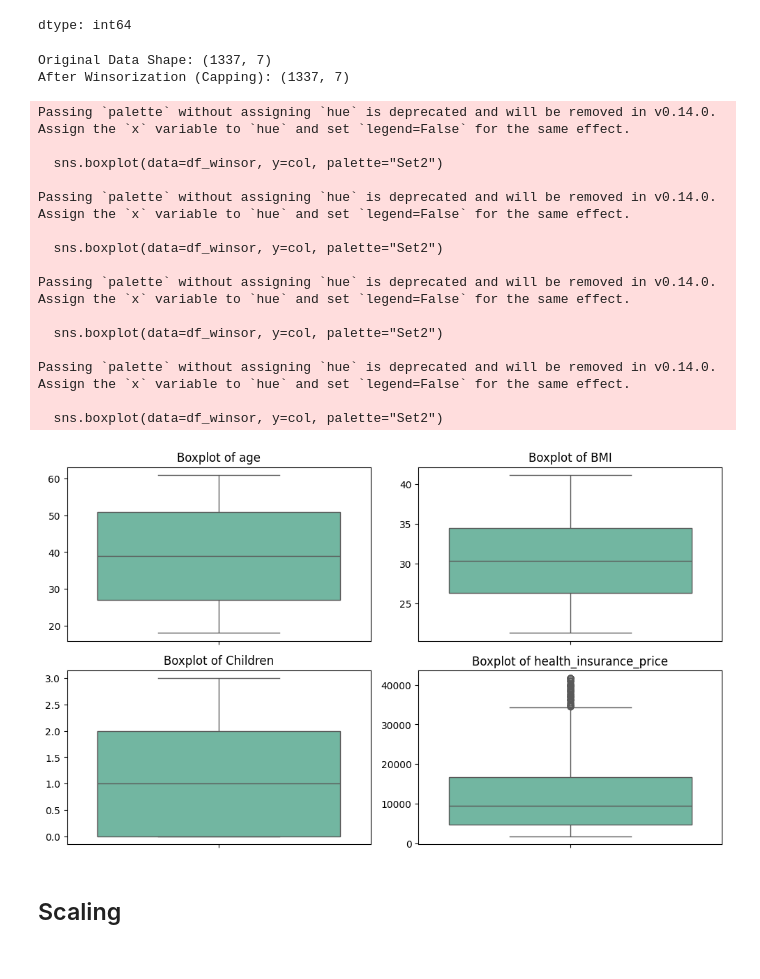
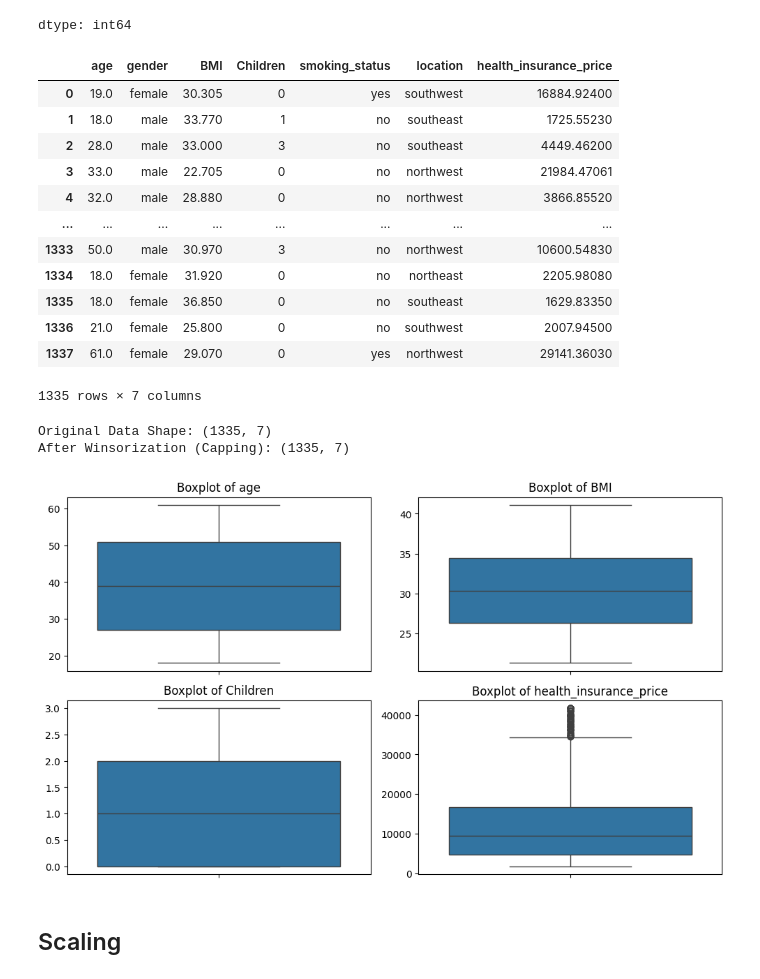
Before and after one commit to paradkarpravin15/Predicting_Health_Insurance_Price, a Jupyter notebook: Predicting_Health_Insurance_Price.ipynb, the cells around one changed output. Cells and saved outputs as stored; diff of their text form; code cells hidden in the pictures.

```diff
--- a/Predicting_Health_Insurance_Price.ipynb
+++ b/Predicting_Health_Insurance_Price.ipynb
@@ -596,7 +581,7 @@ numerical_features = ['age','BMI','Children','health_insurance_price']
 plt.figure(figsize=(10,6))
 for i, col in enumerate(numerical_features, 1):
   plt.subplot(2,2,i)
-  sns.boxplot(data=df_z, y=col, palette="Set2")
+  sns.boxplot(data=df_z, y=col)
   plt.title(f"Boxplot of {col}")
   plt.ylabel("")
 plt.tight_layout()
@@ -623,12 +590,0 @@ Passing `palette` without assigning `hue` is deprecated and will be removed in v
-# %%
-# using boxplot checking outlier present or not
-numerical_features = ['age','BMI','Children','health_insurance_price']
-
-plt.figure(figsize=(10,6))
-for i, col in enumerate(numerical_features, 1):
-  plt.subplot(2,2,i)
-  sns.boxplot(data=df, y=col, palette="Set2")
-  plt.title(f"Boxplot of {col}")
-  plt.ylabel("")
-plt.tight_layout()
-plt.show()
@@ -681,46 +621,47 @@ numeric_df.isnull().sum()
 | health_insurance_price | 0 |
 dtype: int64
 # %%
-df_winsor = df.copy()
+df_winsor = df_median.copy()
+# %%
+df_winsor
+# %% [output]
+|  | age | gender | BMI | Children | smoking_status | location | health_insurance_price |
+| 0 | 19.0 | female | 30.305 | 0 | yes | southwest | 16884.92400 |
+| 1 | 18.0 | male | 33.770 | 1 | no | southeast | 1725.55230 |
+| 2 | 28.0 | male | 33.000 | 3 | no | southeast | 4449.46200 |
+| 3 | 33.0 | male | 22.705 | 0 | no | northwest | 21984.47061 |
+| 4 | 32.0 | male | 28.880 | 0 | no | northwest | 3866.85520 |
+| ... | ... | ... | ... | ... | ... | ... | ... |
+| 1333 | 50.0 | male | 30.970 | 3 | no | northwest | 10600.54830 |
+| 1334 | 18.0 | female | 31.920 | 0 | no | northeast | 2205.98080 |
+| 1335 | 18.0 | female | 36.850 | 0 | no | southeast | 1629.83350 |
+| 1336 | 21.0 | female | 25.800 | 0 | no | southwest | 2007.94500 |
+| 1337 | 61.0 | female | 29.070 | 0 | yes | northwest | 29141.36030 |
+1335 rows × 7 columns
 # %%
 # Apply Winsorization to numerical columns (capping extreme values at 5% and 95%)
 for col in numeric_df.columns:
-  df_winsor[col] = winsorize(df[col], limits=[0.05,0.05])
+  df_winsor[col] = winsorize(df_median[col], limits=[0.05,0.05])
 # %%
-print("Original Data Shape:",df.shape)
+print("Original Data Shape:",df_median.shape)
 print("After Winsorization (Capping):",df_winsor.shape)
 # %% [output]
-Original Data Shape: (1337, 7)
-After Winsorization (Capping): (1337, 7)
+Original Data Shape: (1335, 7)
+After Winsorization (Capping): (1335, 7)
 # %%
 # using boxplot checking outliers removed method- Winsorization (Capping Outliers)
 numerical_features = ['age','BMI','Children','health_insurance_price']
 
 plt.figure(figsize=(10,6))
 for i, col in enumerate(numerical_features, 1):
   plt.subplot(2,2,i)
-  sns.boxplot(data=df_winsor, y=col, palette="Set2")
+  sns.boxplot(data=df_winsor, y=col)
   plt.title(f"Boxplot of {col}")
   plt.ylabel("")
 plt.tight_layout()
 plt.show()
 # %% [output]
-Passing `palette` without assigning `hue` is deprecated and will be removed in v0.14.0. Assign the `x` variable to `hue` and set `legend=False` for the same effect.
-
-  sns.boxplot(data=df_winsor, y=col, palette="Set2")
-
-Passing `palette` without assigning `hue` is deprecated and will be removed in v0.14.0. Assign the `x` variable to `hue` and set `legend=False` for the same effect.
-
-  sns.boxplot(data=df_winsor, y=col, palette="Set2")
-
-Passing `palette` without assigning `hue` is deprecated and will be removed in v0.14.0. Assign the `x` variable to `hue` and set `legend=False` for the same effect.
-
-  sns.boxplot(data=df_winsor, y=col, palette="Set2")
-
-Passing `palette` without assigning `hue` is deprecated and will be removed in v0.14.0. Assign the `x` variable to `hue` and set `legend=False` for the same effect.
-
-  sns.boxplot(data=df_winsor, y=col, palette="Set2")
-[figure, old version]
+[figure, new version]
 # %% [markdown]
 ## Scaling
 # %%
```
Also changed, not shown: parts of 96 cells of this notebook.
